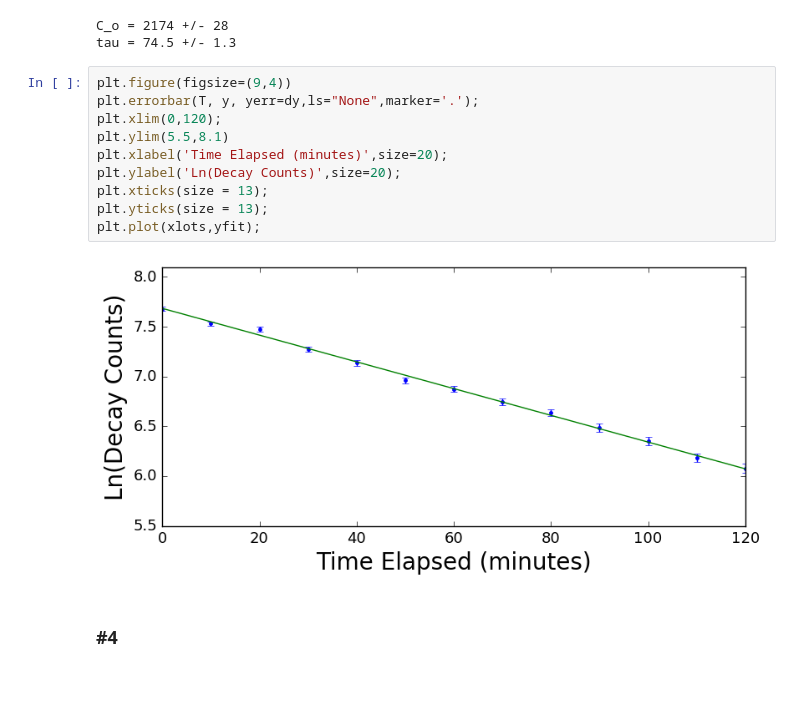
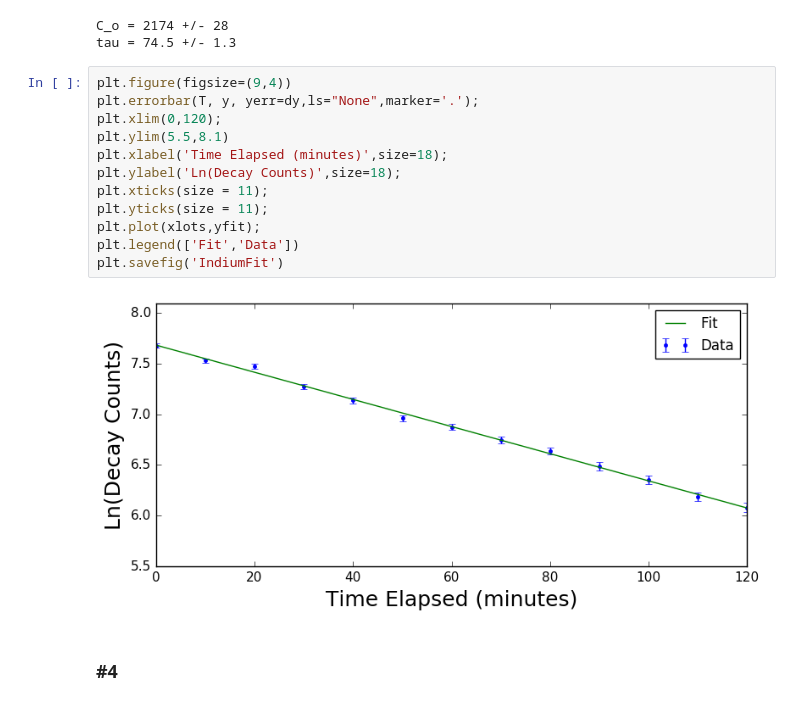
Before and after one commit to B-Rich/QLab, a Jupyter notebook: Lab8/RadioactiveDecay.ipynb, the cells around one changed output. Drawn from its saved outputs; the diff is of its cells as text.

```diff
--- a/Lab8/RadioactiveDecay.ipynb
+++ b/Lab8/RadioactiveDecay.ipynb
@@ -133,15 +134,17 @@ tau = 74.5 +/- 1.3
 # %%
 plt.figure(figsize=(9,4))
 plt.errorbar(T, y, yerr=dy,ls="None",marker='.');
 plt.xlim(0,120);
 plt.ylim(5.5,8.1)
-plt.xlabel('Time Elapsed (minutes)',size=20);
-plt.ylabel('Ln(Decay Counts)',size=20);
-plt.xticks(size = 13);
-plt.yticks(size = 13);
+plt.xlabel('Time Elapsed (minutes)',size=18);
+plt.ylabel('Ln(Decay Counts)',size=18);
+plt.xticks(size = 11);
+plt.yticks(size = 11);
 plt.plot(xlots,yfit);
+plt.legend(['Fit','Data'])
+plt.savefig('IndiumFit')
 # %% [output]
-[figure, old version]
+[figure, new version]
 # %% [markdown]
 ### #4
 # %%
```
Also changed, not shown: parts of 24 cells of this notebook, 27 other files.
